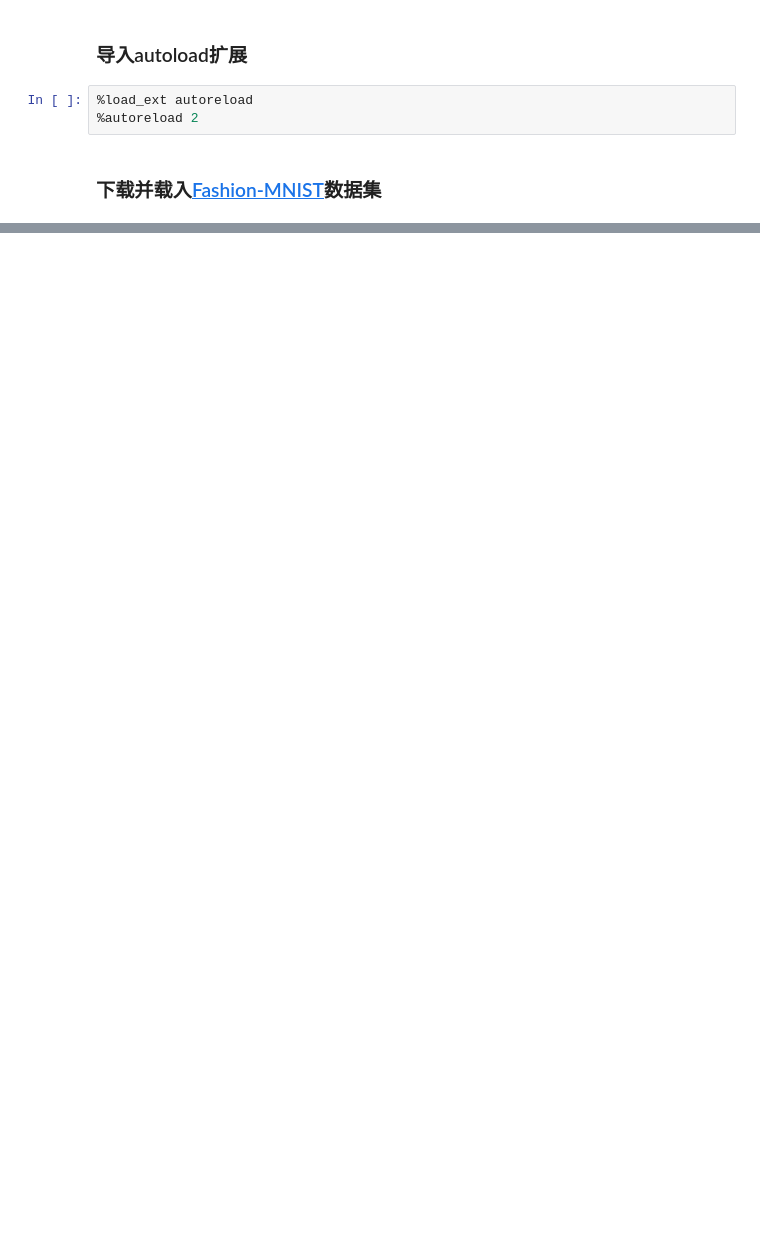
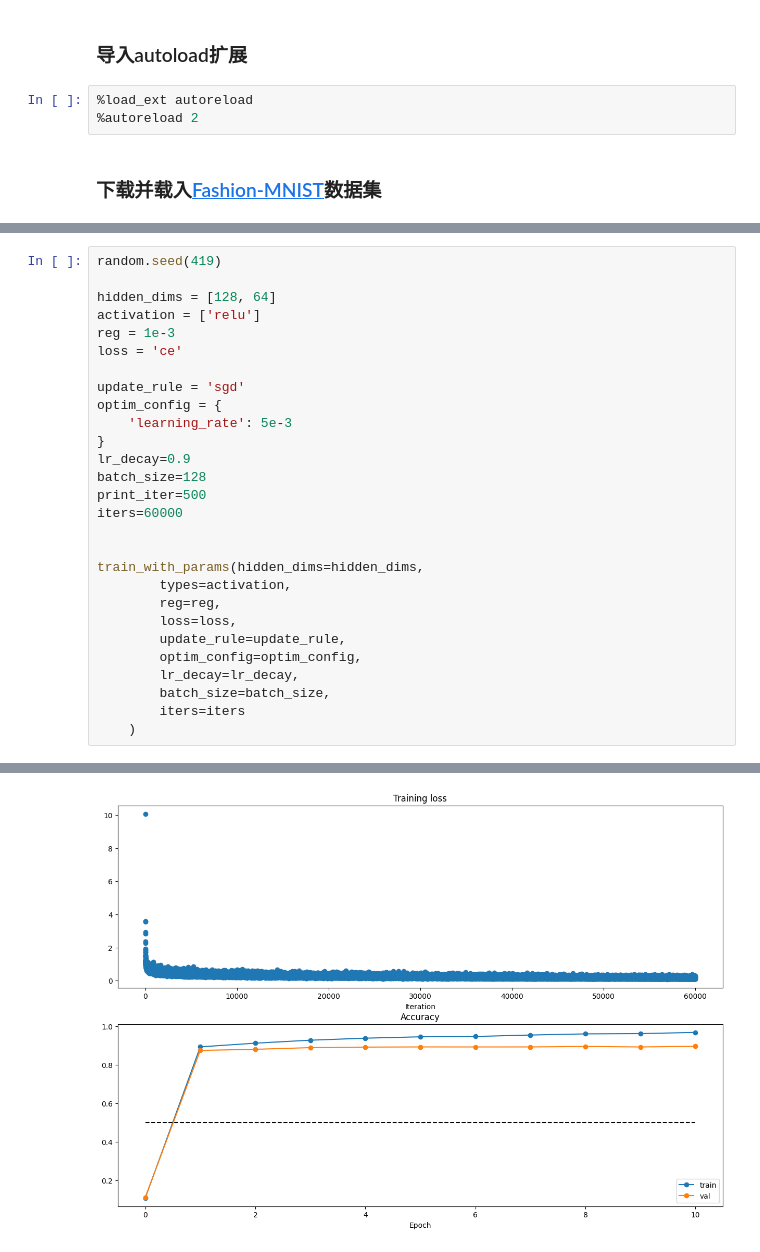
Before and after one commit to mango7789/Computer-Vision-DATA130051, a Jupyter notebook: 作业一/main.ipynb, the cells around one changed output, grey strips where cells are left out. Cells and saved outputs as stored; diff of their text form; blank space fills up the shorter version.

```diff
--- a/作业一/main.ipynb
+++ b/作业一/main.ipynb
@@ -105,0 +66,29 @@ plt.show()
+# %%
+random.seed(419)
+
+hidden_dims = [128, 64]
+activation = ['relu']
+reg = 1e-3
+loss = 'ce'
+
+update_rule = 'sgd'
+optim_config = {
+    'learning_rate': 5e-3
+}
+lr_decay=0.9
+batch_size=128
+print_iter=500
+iters=60000
+
+
+train_with_params(hidden_dims=hidden_dims,
+        types=activation,
+        reg=reg,
+        loss=loss,
+        update_rule=update_rule,
+        optim_config=optim_config,
+        lr_decay=lr_decay,
+        batch_size=batch_size,
+        iters=iters
+    )
+# %% [output]
@@ -105,0 +112 @@ plt.show()
+[figure, added]
```
Also changed, not shown: parts of 4 cells of this notebook, 1 other file.
